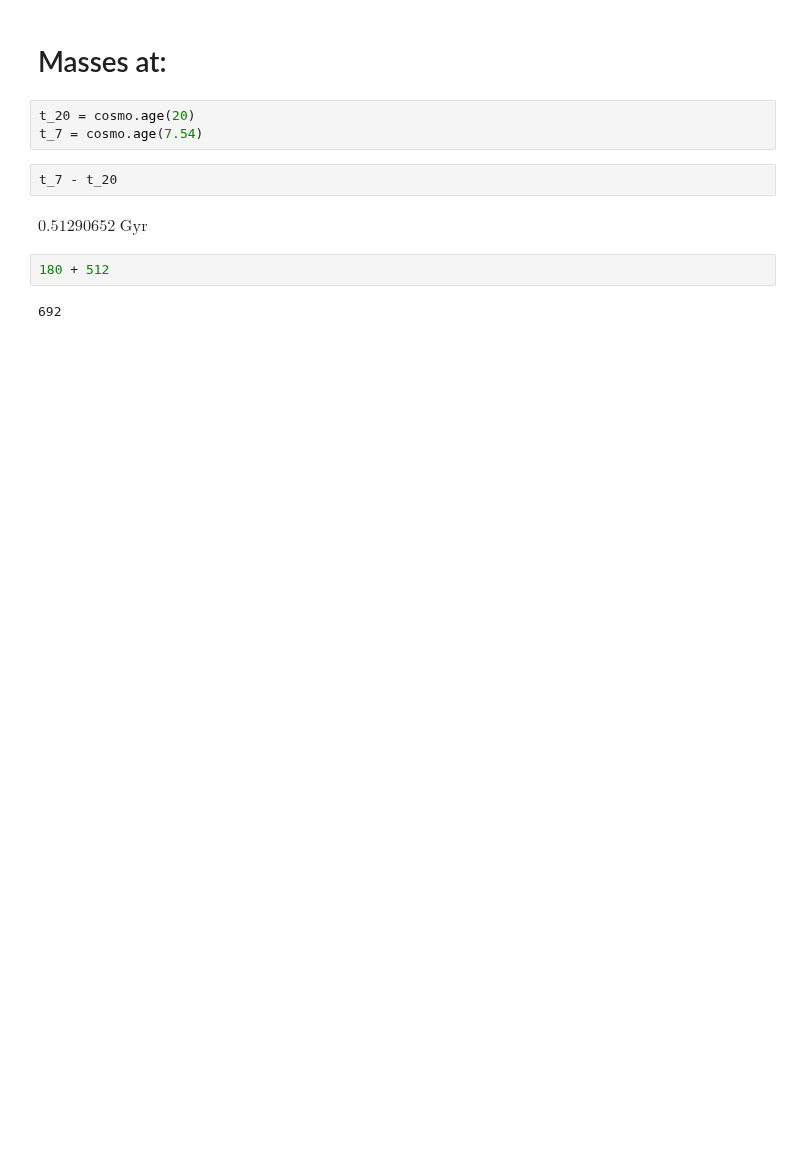
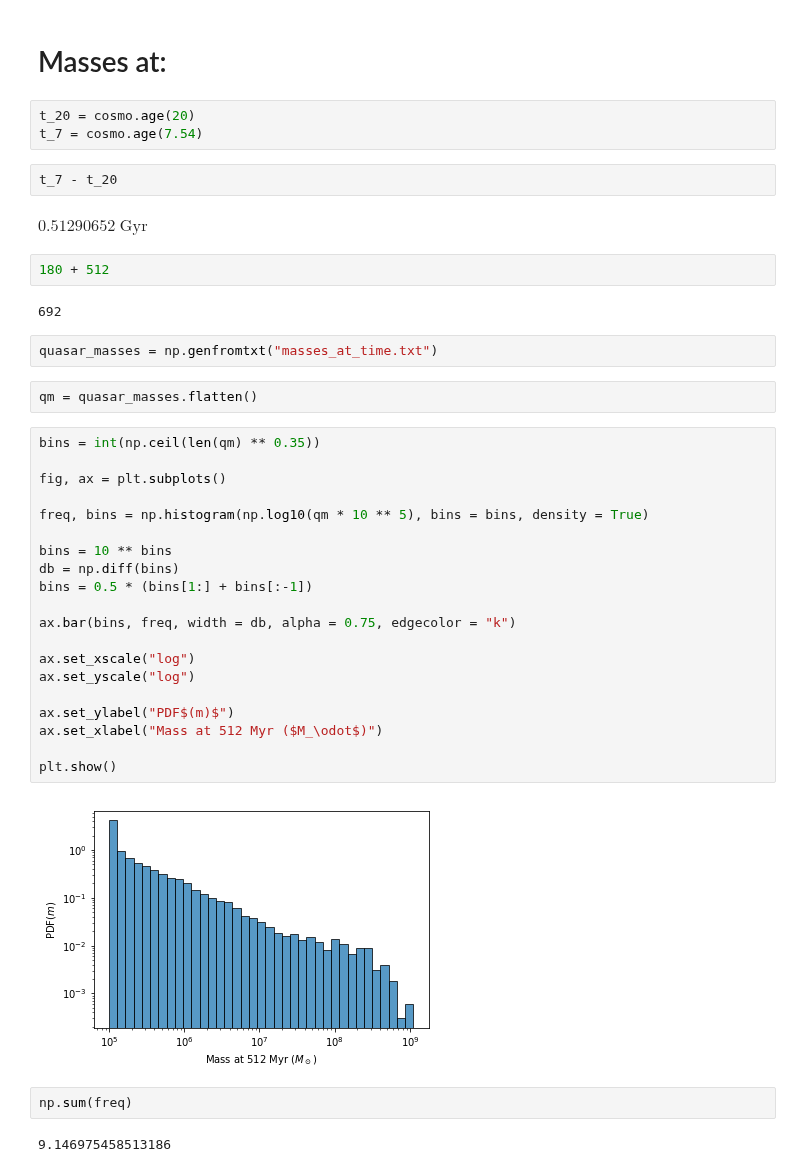
Before and after one commit to jsbarbosa/TesisFisica, a Jupyter notebook: Files/Week 14/Distributions.ipynb, the cells around one changed output. Cells and saved outputs as stored; diff of their text form; blank space fills up the shorter version.

```diff
--- a/Files/Week 14/Distributions.ipynb
+++ b/Files/Week 14/Distributions.ipynb
@@ -297,3 +297,33 @@ $0.51290652 \; \mathrm{Gyr}$
 180 + 512
 # %% [output]
 692
+# %%
+quasar_masses = np.genfromtxt("masses_at_time.txt")
+# %%
+qm = quasar_masses.flatten()
+# %%
+bins = int(np.ceil(len(qm) ** 0.35))
+
+fig, ax = plt.subplots()
+
+freq, bins = np.histogram(np.log10(qm * 10 ** 5), bins = bins, density = True)
+
+bins = 10 ** bins
+db = np.diff(bins)
+bins = 0.5 * (bins[1:] + bins[:-1])
+
+ax.bar(bins, freq, width = db, alpha = 0.75, edgecolor = "k")
+
+ax.set_xscale("log")
+ax.set_yscale("log")
+
+ax.set_ylabel("PDF$(m)$")
+ax.set_xlabel("Mass at 512 Myr ($M_\odot$)")
+
+plt.show()
+# %% [output]
+[figure, added]
+# %%
+np.sum(freq)
+# %% [output]
+9.146975458513186
```
Also changed, not shown: 5 other files.
